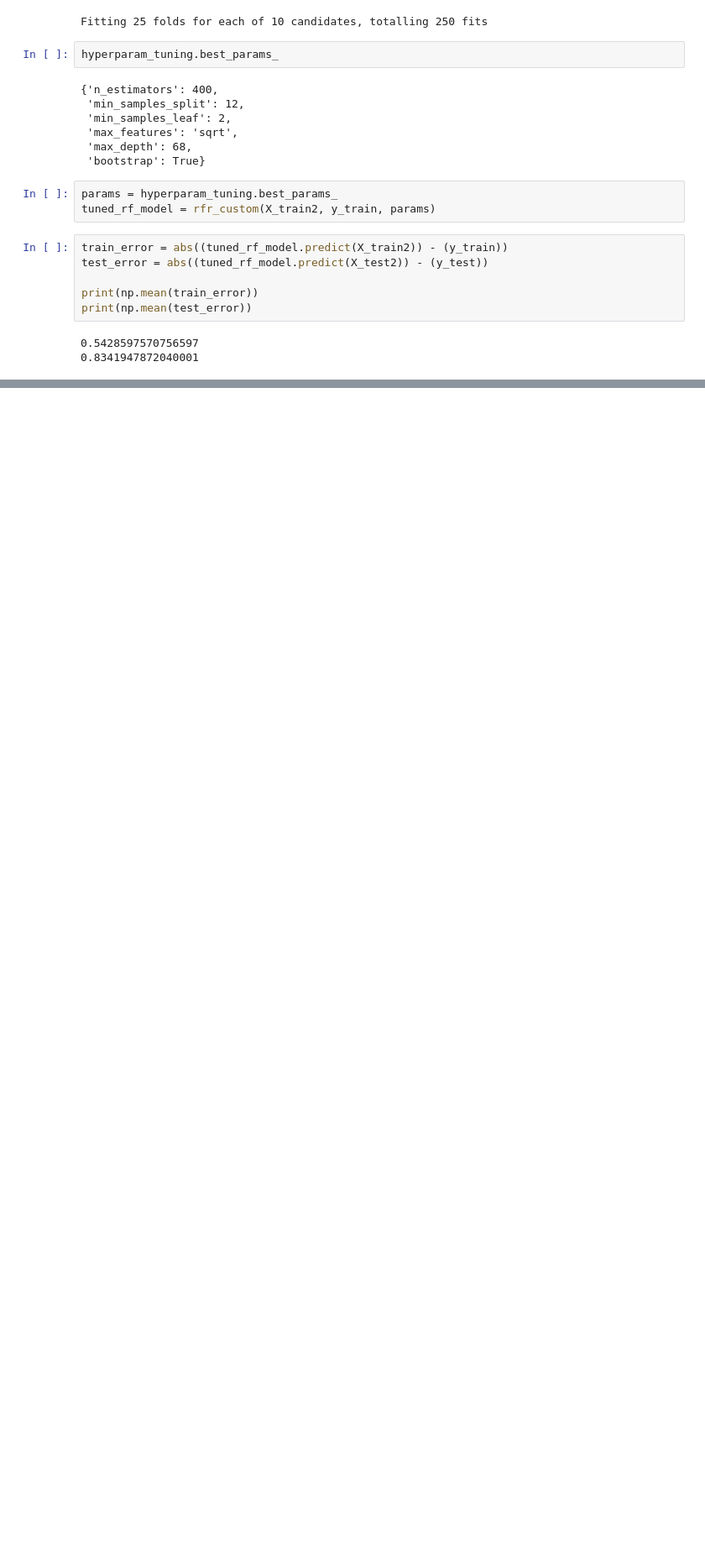
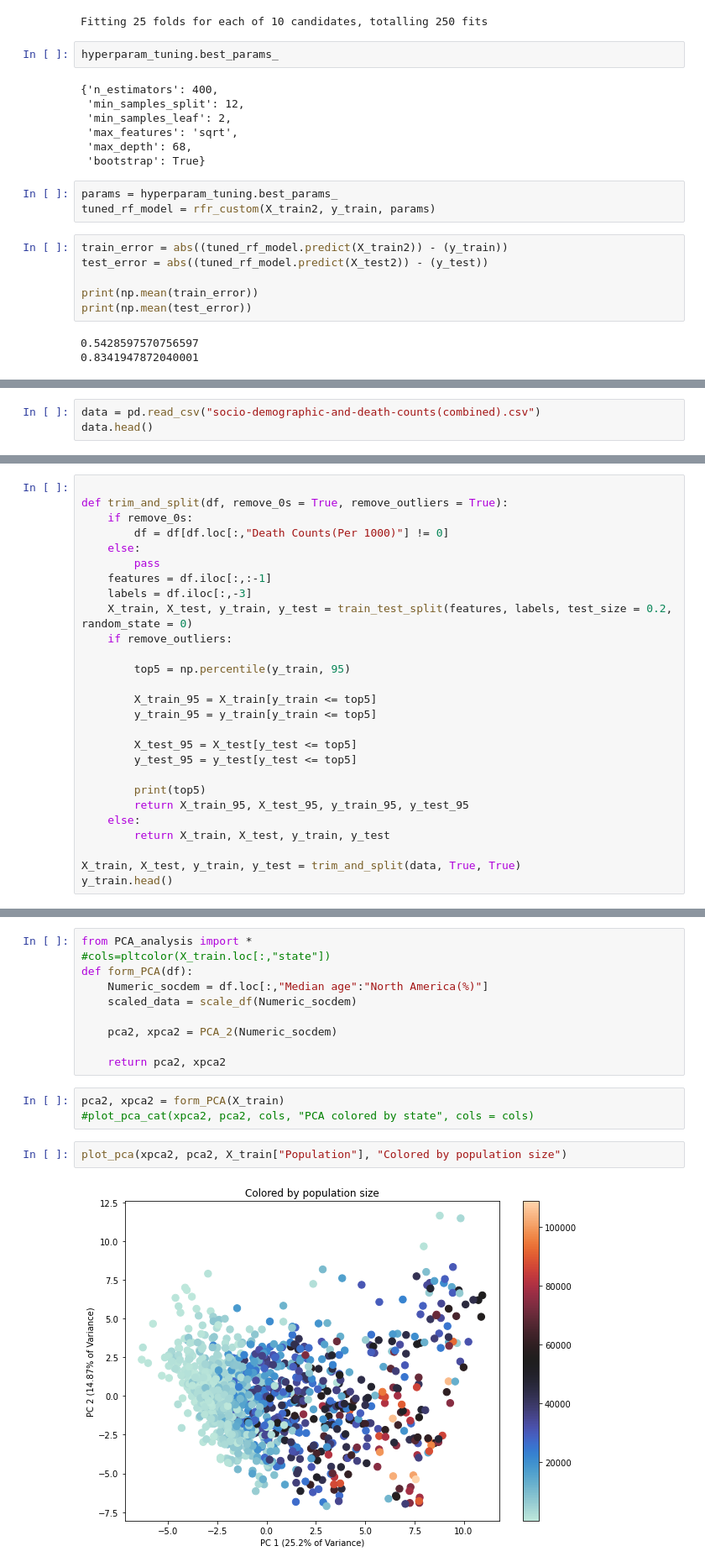
Before and after one commit to uic-cs418/modeling-the-pandemic, a Jupyter notebook: ML_analyses.ipynb, the cells around one changed output, grey strips where cells are left out. Shown at 84% size. Saved outputs shown, nothing was run; the diff lists cells and outputs as text; blank space fills up the shorter version.

```diff
--- a/ML_analyses.ipynb
+++ b/ML_analyses.ipynb
@@ -929,0 +159,3 @@ print(np.mean(test_error))
+# %%
+data = pd.read_csv("socio-demographic-and-death-counts(combined).csv")
+data.head()
@@ -929,0 +170,27 @@ print(np.mean(test_error))
+# %%
+
+def trim_and_split(df, remove_0s = True, remove_outliers = True):
+    if remove_0s:
+        df = df[df.loc[:,"Death Counts(Per 1000)"] != 0]
+    else:
+        pass
+    features = df.iloc[:,:-1]
+    labels = df.iloc[:,-3]
+    X_train, X_test, y_train, y_test = train_test_split(features, labels, test_size = 0.2, random_state = 0)
+    if remove_outliers:
+
+        top5 = np.percentile(y_train, 95)
+
+        X_train_95 = X_train[y_train <= top5]
+        y_train_95 = y_train[y_train <= top5]
+
+        X_test_95 = X_test[y_test <= top5]
+        y_test_95 = y_test[y_test <= top5]
+
+        print(top5)
+        return X_train_95, X_test_95, y_train_95, y_test_95
+    else:
+        return X_train, X_test, y_train, y_test
+
+X_train, X_test, y_train, y_test = trim_and_split(data, True, True)
+y_train.head()
@@ -929,0 +205,17 @@ print(np.mean(test_error))
+# %%
+from PCA_analysis import *
+#cols=pltcolor(X_train.loc[:,"state"])
+def form_PCA(df):
+    Numeric_socdem = df.loc[:,"Median age":"North America(%)"]
+    scaled_data = scale_df(Numeric_socdem)
+
+    pca2, xpca2 = PCA_2(Numeric_socdem)
+
+    return pca2, xpca2
+# %%
+pca2, xpca2 = form_PCA(X_train)
+#plot_pca_cat(xpca2, pca2, cols, "PCA colored by state", cols = cols)
+# %%
+plot_pca(xpca2, pca2, X_train["Population"], "Colored by population size")
+# %% [output]
+[figure, added]
```
Also changed, not shown: parts of 50 cells of this notebook, 2 other files.
